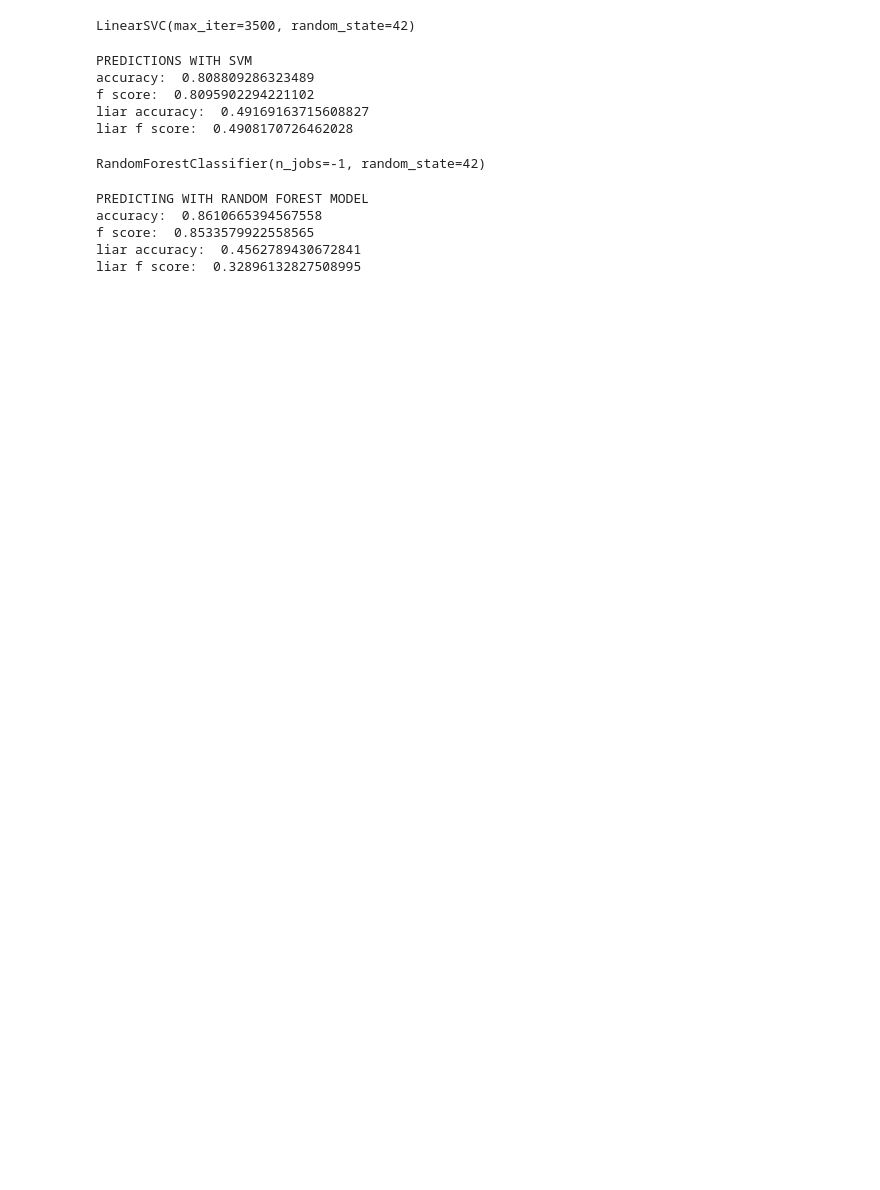
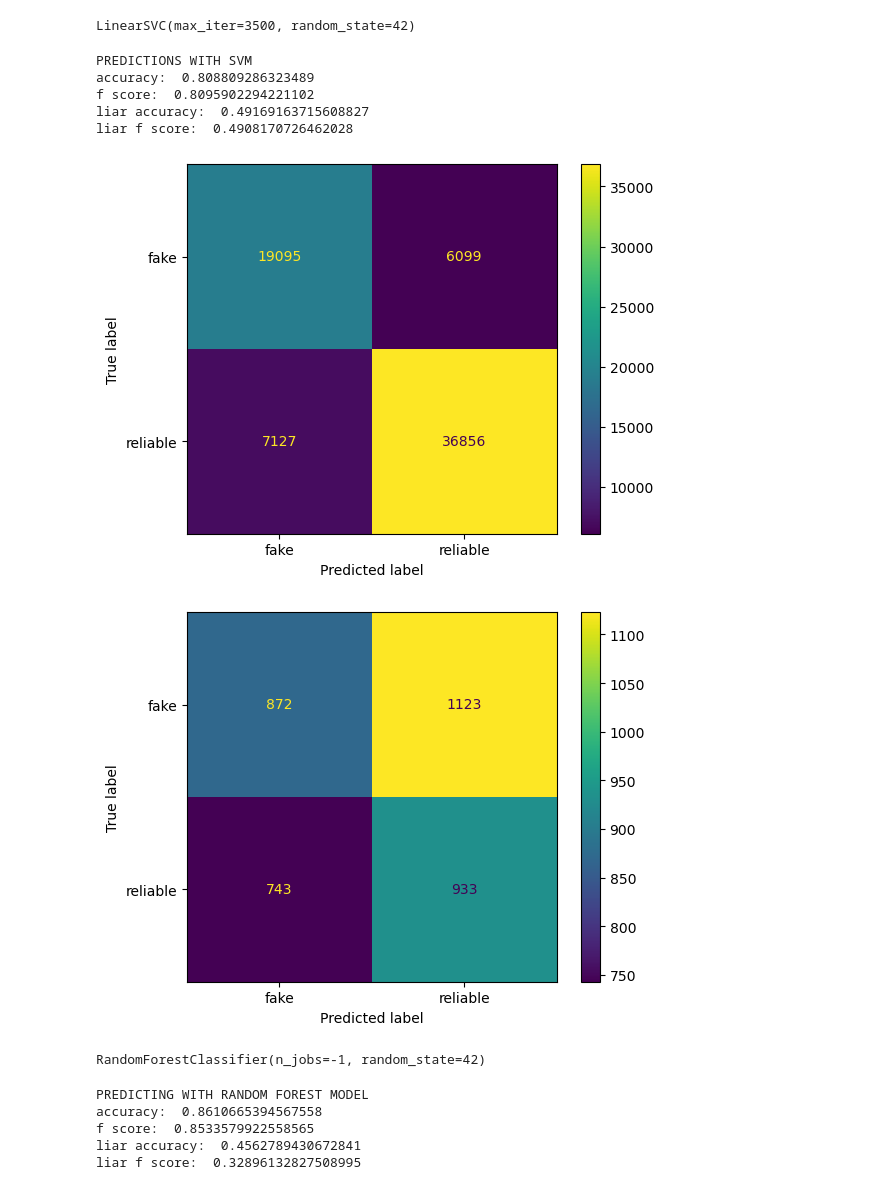
Before and after one commit to AS0013/Fake-News-GDS, a Jupyter notebook: src/FinalFakeNewsBigData.ipynb, the cells around one changed output. Drawn from its saved outputs; the diff is of its cells as text; code cells hidden in the pictures; blank space fills up the shorter version.

```diff
--- a/src/FinalFakeNewsBigData.ipynb
+++ b/src/FinalFakeNewsBigData.ipynb
@@ -277,34 +293,47 @@ liar f score:  0.48199645830277
 # %%
 # training svm model:
-clf = svm.LinearSVC(max_iter=3500, random_state=42) # around 3500 max uters for better results
+svc = svm.LinearSVC(max_iter=3500, random_state=42) # around 3500 max uters for better results
 
-clf.fit(X_train, y_train)
+svc.fit(X_train, y_train)
 # %% [output]
 LinearSVC(max_iter=3500, random_state=42)
 # %%
 # predicting with the svm model
 print("PREDICTIONS WITH SVM")
-y_pred = clf.predict(X_test)
+y_pred = svc.predict(X_test)
 
 accuracy = accuracy_score(y_test, y_pred)
 print("accuracy: ", accuracy)
 # also get the f score.
 f_score = f1_score(y_test, y_pred, average='weighted')
 print("f score: ", f_score)
 
 # predicting: liar dataset
-liar_predic = clf.predict(scale.transform(tfidvec.transform(X_liar)))
+liar_predic = svc.predict(scale.transform(tfidvec.transform(X_liar)))
 accuracy = accuracy_score(y_liar, liar_predic)
 print("liar accuracy: ", accuracy)
 # also get the f score.
 f_score = f1_score(y_liar, liar_predic, average='weighted')
 print("liar f score: ", f_score)
+
+# confusion matrix
+conf_matrix = ConfusionMatrixDisplay(confusion_matrix(y_test, y_pred), display_labels=svc.classes_)
+conf_matrix.plot()
+plt.show()
+
+# confusion matrix for liar dataset
+
+conf_matrix = ConfusionMatrixDisplay(confusion_matrix(y_liar, liar_predic), display_labels=svc.classes_)
+conf_matrix.plot()
+plt.show()
 # %% [output]
 PREDICTIONS WITH SVM
 accuracy:  0.808809286323489
 f score:  0.8095902294221102
 liar accuracy:  0.49169163715608827
 liar f score:  0.4908170726462028
+[figure, added]
+[figure, added]
 # %%
 # training random forest model
 
```
Also changed, not shown: parts of 3 cells of this notebook.
